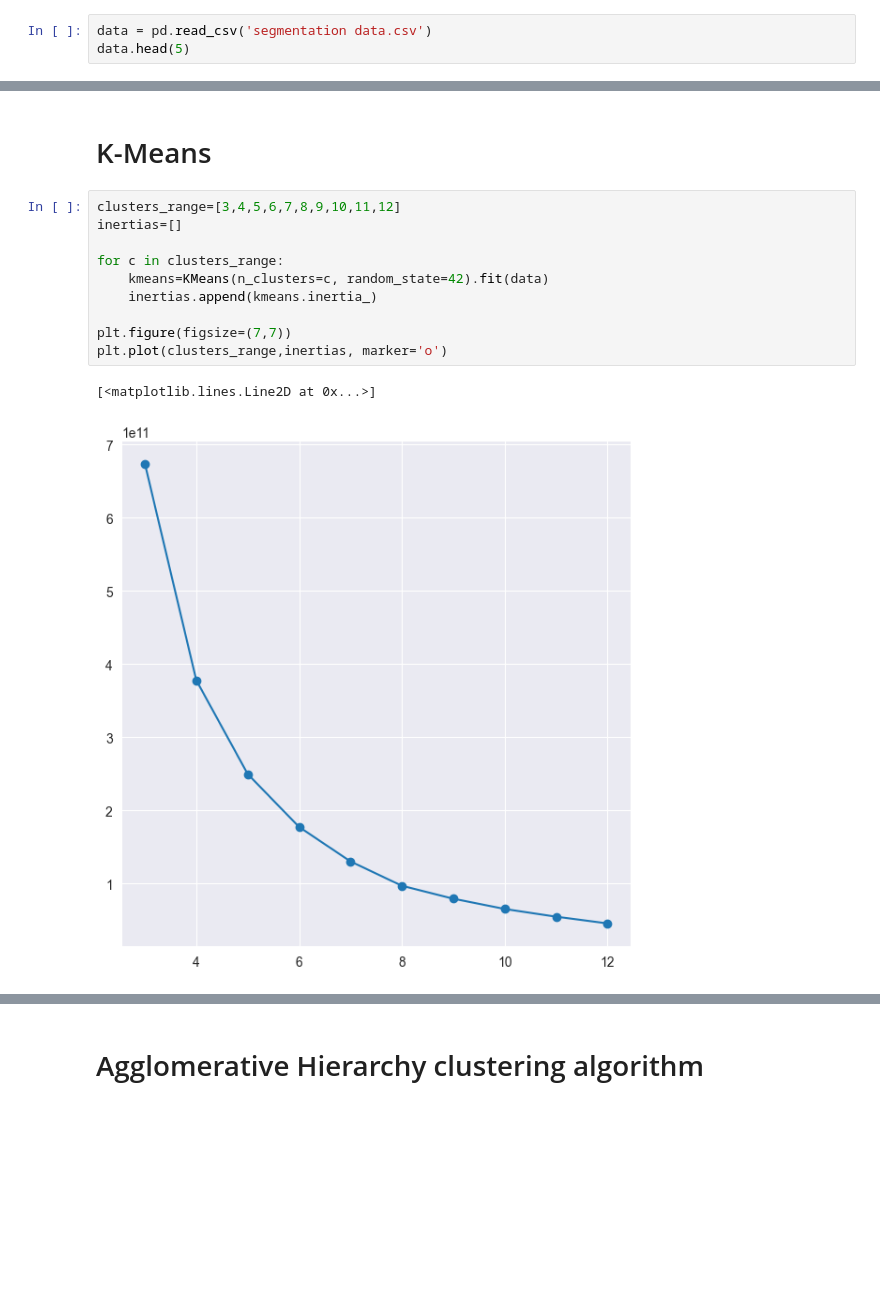
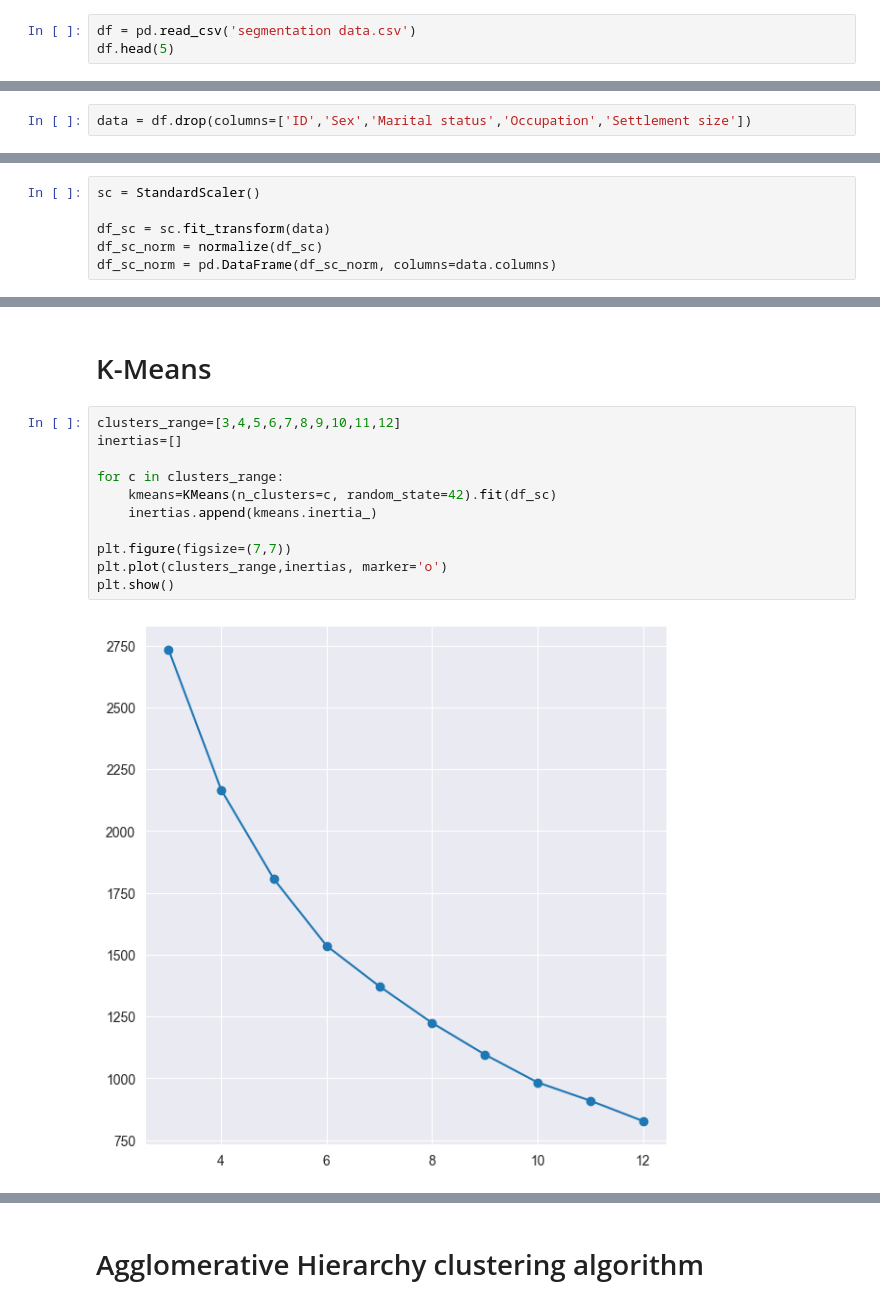
Before and after one commit to MysteryMan11/InternSavy, a Jupyter notebook: Task_3/t3_365datascience.ipynb, the cells around one changed output, grey strips where cells are left out. Saved outputs shown, nothing was run; the diff lists cells and outputs as text; blank space fills up the shorter version.

```diff
--- a/Task_3/t3_365datascience.ipynb
+++ b/Task_3/t3_365datascience.ipynb
@@ -39,8 +39,8 @@ pd.set_option('display.max_columns', None)
 # %% [markdown]
 # Data Cleaning & Pre-Processing
 # %%
-data = pd.read_csv('segmentation data.csv')
-data.head(5)
+df = pd.read_csv('segmentation data.csv')
+df.head(5)
 # %% [output]
 |  | ID | Sex | Marital status | Age | Education | Income | Occupation | Settlement size |
 | 0 | 100000001 | 0 | 0 | 67 | 2 | 124670 | 1 | 2 |
@@ -132,3 +132,5 @@ sns.pairplot(data)
 plt.show()
 # %% [output]
 [figure]
+# %%
+data = df.drop(columns=['ID','Sex','Marital status','Occupation','Settlement size'])
@@ -135 +146,7 @@ plt.show()
+# %%
+sc = StandardScaler()
+
+df_sc = sc.fit_transform(data)
+df_sc_norm = normalize(df_sc)
+df_sc_norm = pd.DataFrame(df_sc_norm, columns=data.columns)
 # %%
@@ -148,13 +165,13 @@ plt.show()
 # %%
 clusters_range=[3,4,5,6,7,8,9,10,11,12]
 inertias=[]
 
 for c in clusters_range:
-    kmeans=KMeans(n_clusters=c, random_state=42).fit(data)
+    kmeans=KMeans(n_clusters=c, random_state=42).fit(df_sc)
     inertias.append(kmeans.inertia_)
 
 plt.figure(figsize=(7,7))
 plt.plot(clusters_range,inertias, marker='o')
+plt.show()
 # %% [output]
-[<matplotlib.lines.Line2D at 0x...>]
-[figure, old version]
+[figure, new version]
```
Also changed, not shown: parts of 41 cells of this notebook.
